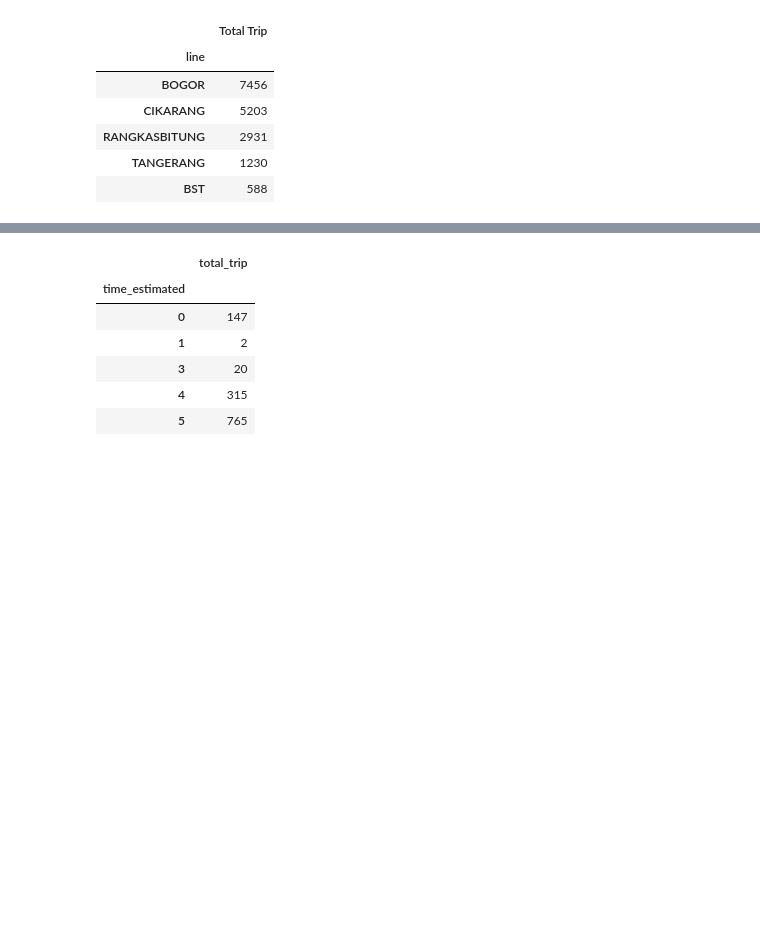
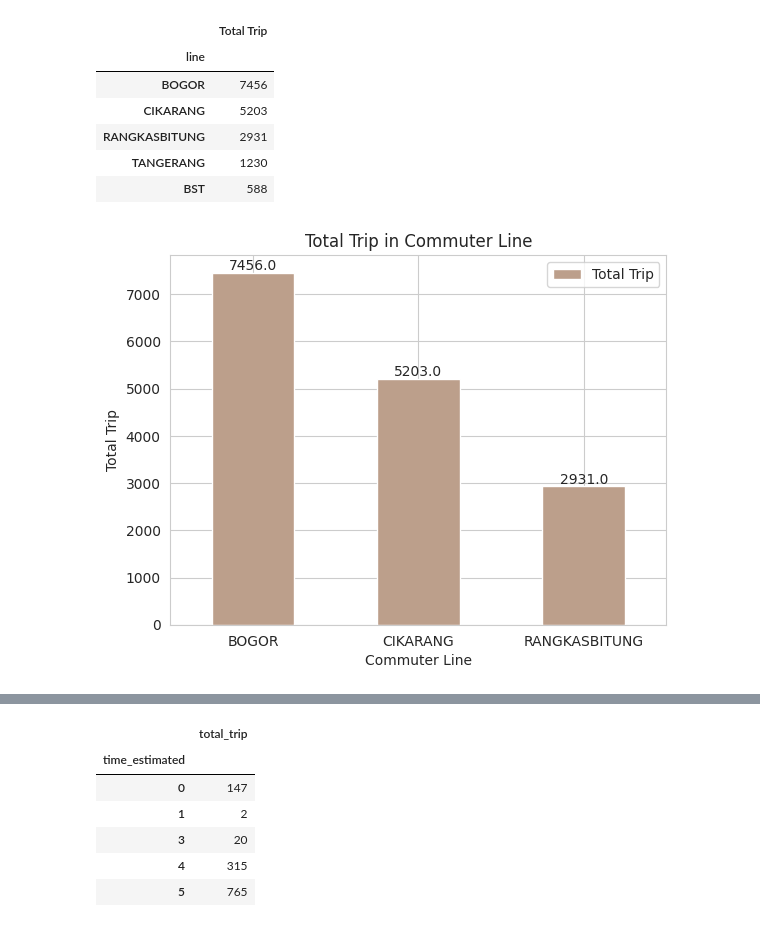
Before and after one commit to Kelnit/Year, a Jupyter notebook: Year.ipynb, the cells around one changed output, grey strips where cells are left out. Cells and saved outputs as stored; diff of their text form; code cells hidden in the pictures; blank space fills up the shorter version.

```diff
--- a/Year.ipynb
+++ b/Year.ipynb
@@ -93,3 +93,9 @@ triline.iloc[:5]
 | RANGKASBITUNG | 2931 |
 | TANGERANG | 1230 |
 | BST | 588 |
+# %%
+title = "Total Trip in Commuter Line"
+
+barplot(triline.iloc[:3], xlabel="Commuter Line", ylabel="Total Trip", title=title)
+# %% [output]
+[figure, added]
```
Also changed, not shown: parts of 2 cells of this notebook.
